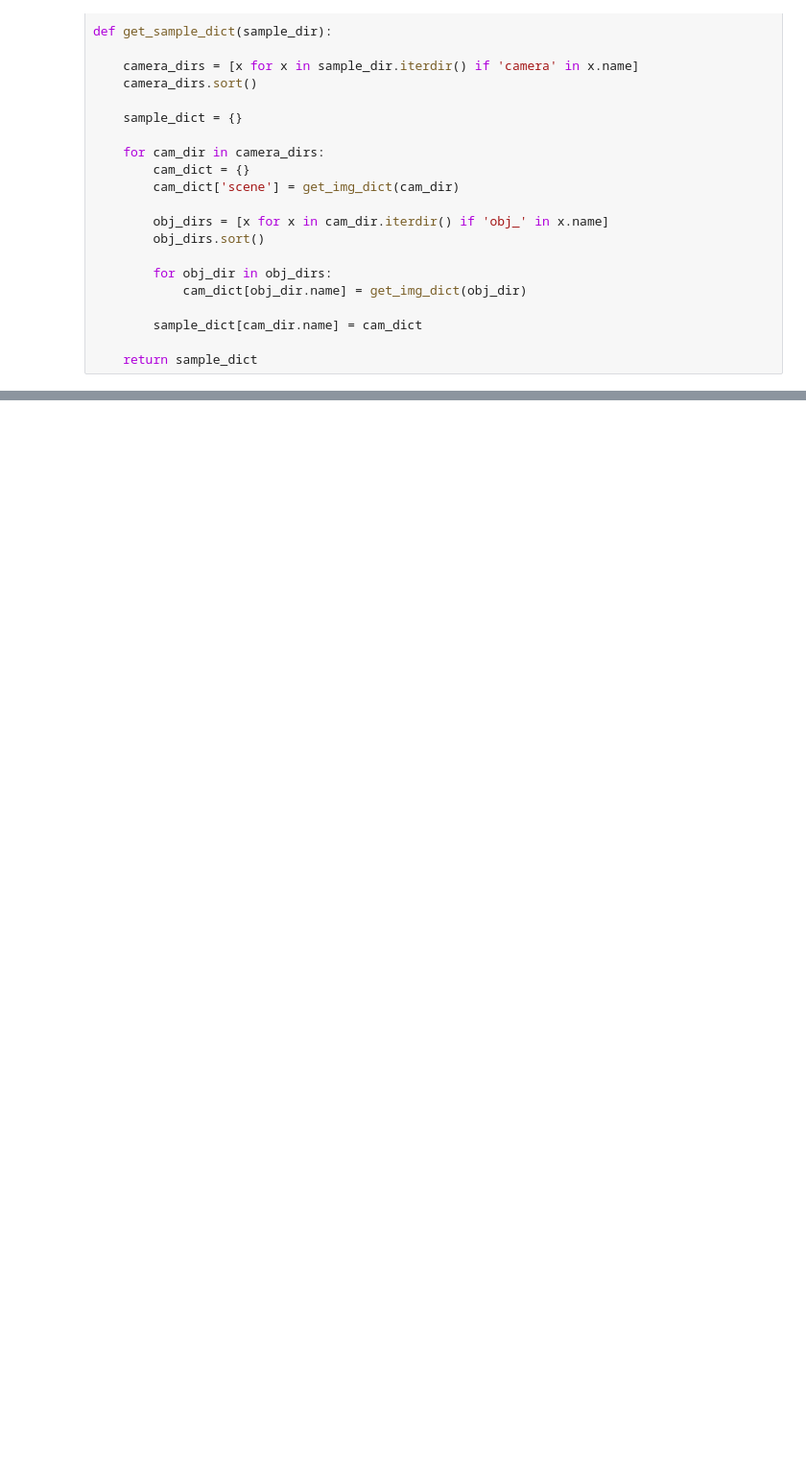
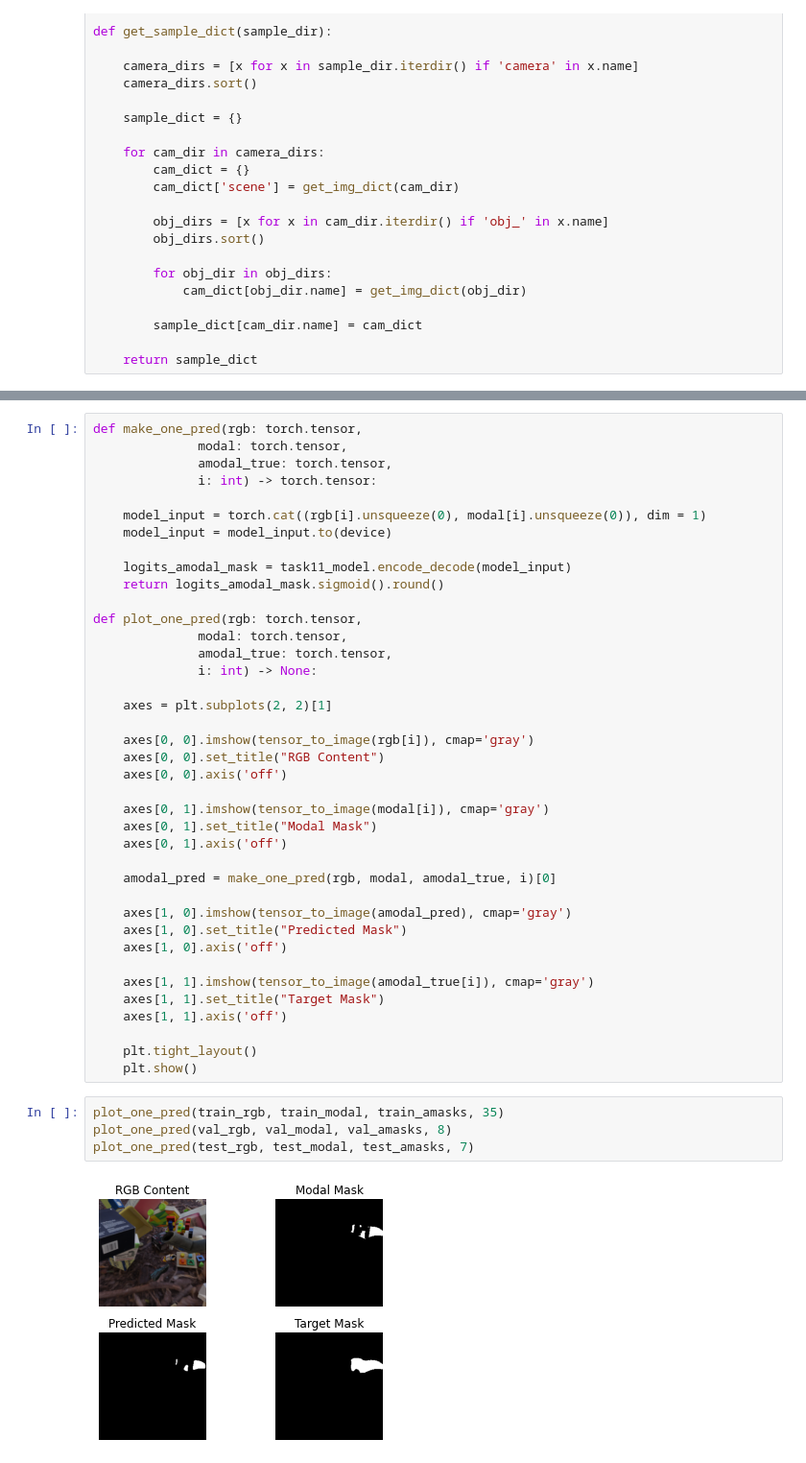
Before and after one commit to campbell108/groupj_llnl, a Jupyter notebook: task1_1/ethan_split.ipynb, the cells around one changed output, grey strips where cells are left out. Shown at 96% size. Cells and saved outputs as stored; diff of their text form; blank space fills up the shorter version.

```diff
--- a/task1_1/ethan_split.ipynb
+++ b/task1_1/ethan_split.ipynb
@@ -226,0 +673,45 @@ res = train_val_test_split(torch.empty((1001, 200, 200)),
+# %%
+def make_one_pred(rgb: torch.tensor,
+              modal: torch.tensor,
+              amodal_true: torch.tensor,
+              i: int) -> torch.tensor:
+
+    model_input = torch.cat((rgb[i].unsqueeze(0), modal[i].unsqueeze(0)), dim = 1)
+    model_input = model_input.to(device)
+
+    logits_amodal_mask = task11_model.encode_decode(model_input)
+    return logits_amodal_mask.sigmoid().round()
+
+def plot_one_pred(rgb: torch.tensor,
+              modal: torch.tensor,
+              amodal_true: torch.tensor,
+              i: int) -> None:
+
+    axes = plt.subplots(2, 2)[1]
+
+    axes[0, 0].imshow(tensor_to_image(rgb[i]), cmap='gray')
+    axes[0, 0].set_title("RGB Content")
+    axes[0, 0].axis('off')
+
+    axes[0, 1].imshow(tensor_to_image(modal[i]), cmap='gray')
+    axes[0, 1].set_title("Modal Mask")
+    axes[0, 1].axis('off')
+
+    amodal_pred = make_one_pred(rgb, modal, amodal_true, i)[0]
+
+    axes[1, 0].imshow(tensor_to_image(amodal_pred), cmap='gray')
+    axes[1, 0].set_title("Predicted Mask")
+    axes[1, 0].axis('off')
+
+    axes[1, 1].imshow(tensor_to_image(amodal_true[i]), cmap='gray')
+    axes[1, 1].set_title("Target Mask")
+    axes[1, 1].axis('off')
+
+    plt.tight_layout()
+    plt.show()
+# %%
+plot_one_pred(train_rgb, train_modal, train_amasks, 35)
+plot_one_pred(val_rgb, val_modal, val_amasks, 8)
+plot_one_pred(test_rgb, test_modal, test_amasks, 7)
+# %% [output]
+[figure, added]
```
Also changed, not shown: parts of 35 cells of this notebook.
